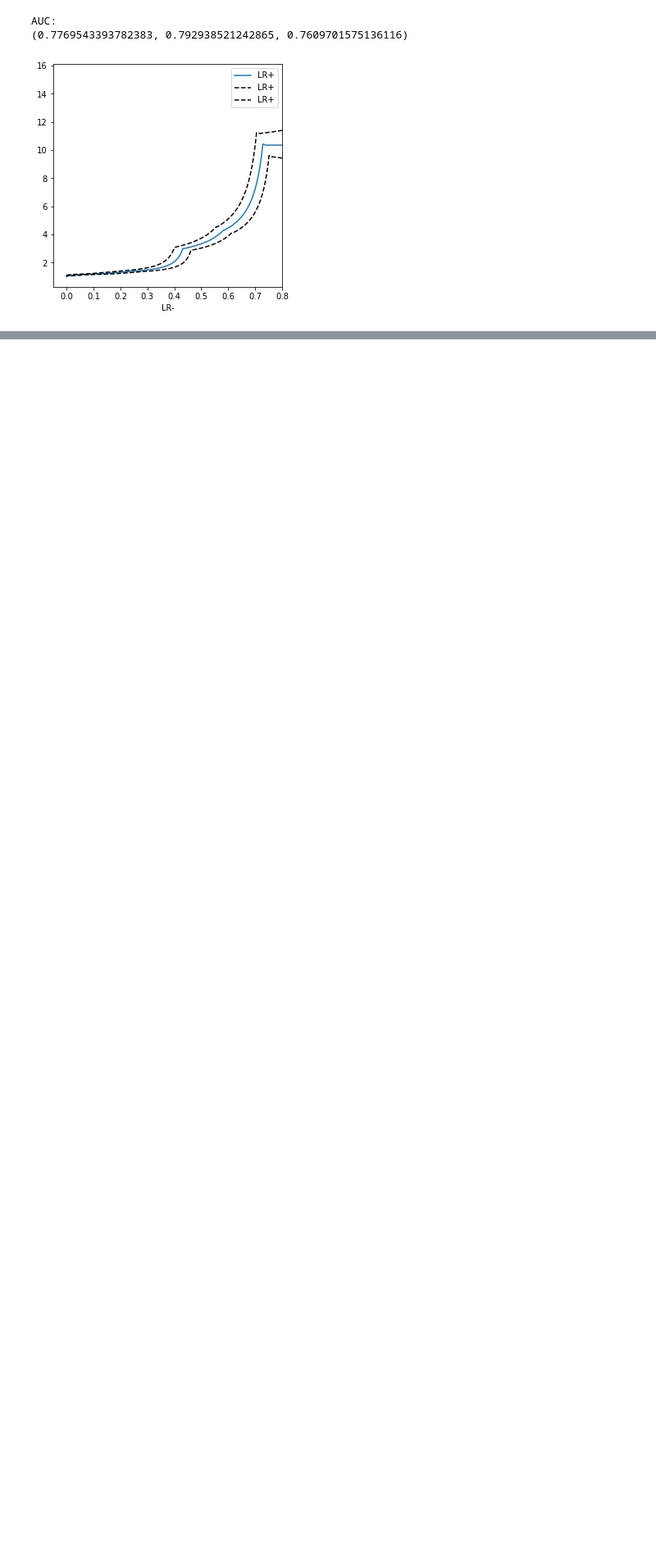
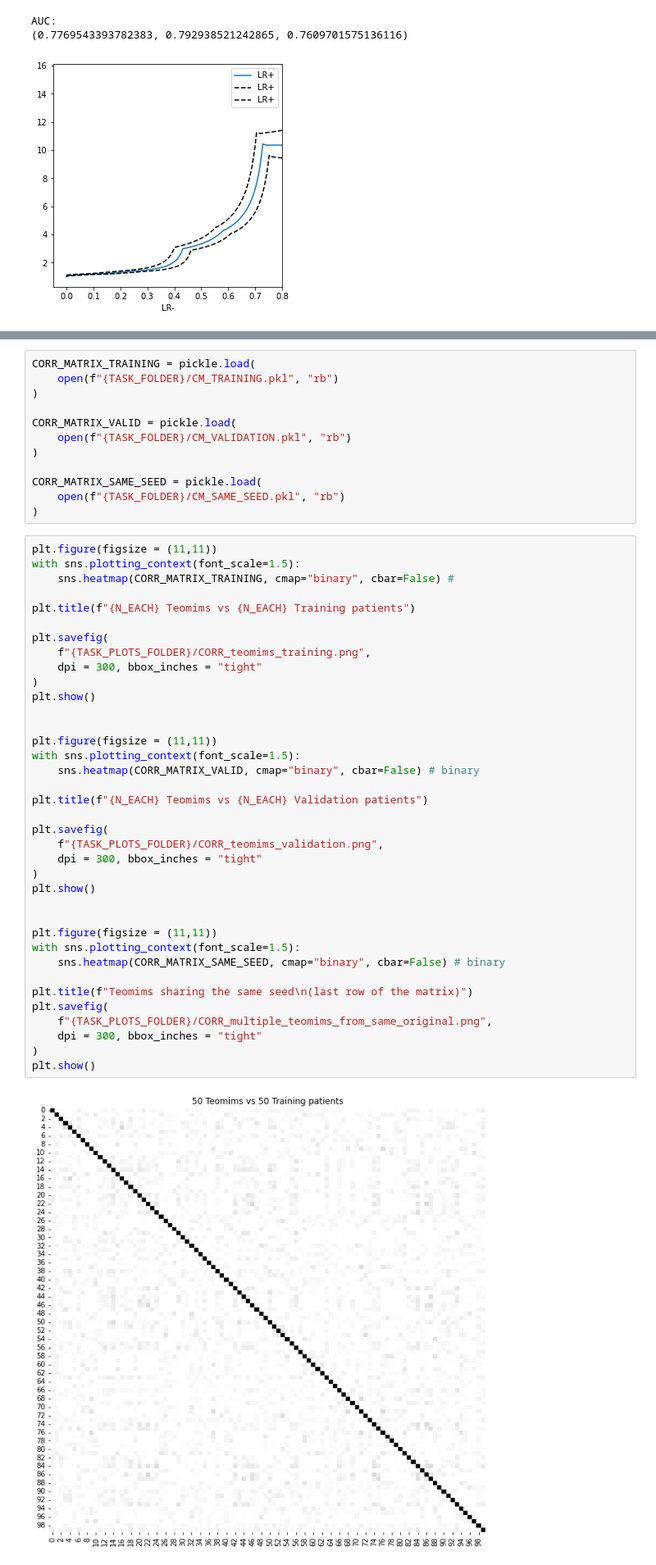
Before and after one commit to zeroknowledgediscovery/teomim, a Jupyter notebook: examples/IPF/PLOT.ipynb, the cells around one changed output, grey strips where cells are left out. Shown at 82% size. Cells and saved outputs as stored; diff of their text form; blank space fills up the shorter version.

```diff
--- a/examples/IPF/PLOT.ipynb
+++ b/examples/IPF/PLOT.ipynb
@@ -302,0 +389,51 @@ AUC:
+# %%
+CORR_MATRIX_TRAINING = pickle.load(
+    open(f"{TASK_FOLDER}/CM_TRAINING.pkl", "rb")
+)
+
+CORR_MATRIX_VALID = pickle.load(
+    open(f"{TASK_FOLDER}/CM_VALIDATION.pkl", "rb")
+)
+
+CORR_MATRIX_SAME_SEED = pickle.load(
+    open(f"{TASK_FOLDER}/CM_SAME_SEED.pkl", "rb")
+)
+# %%
+plt.figure(figsize = (11,11))
+with sns.plotting_context(font_scale=1.5):
+    sns.heatmap(CORR_MATRIX_TRAINING, cmap="binary", cbar=False) #
+
+plt.title(f"{N_EACH} Teomims vs {N_EACH} Training patients")
+
+plt.savefig(
+    f"{TASK_PLOTS_FOLDER}/CORR_teomims_training.png",
+    dpi = 300, bbox_inches = "tight"
+)
+plt.show()
+
+
+plt.figure(figsize = (11,11))
+with sns.plotting_context(font_scale=1.5):
+    sns.heatmap(CORR_MATRIX_VALID, cmap="binary", cbar=False) # binary
+
+plt.title(f"{N_EACH} Teomims vs {N_EACH} Validation patients")
+
+plt.savefig(
+    f"{TASK_PLOTS_FOLDER}/CORR_teomims_validation.png",
+    dpi = 300, bbox_inches = "tight"
+)
+plt.show()
+
+
+plt.figure(figsize = (11,11))
+with sns.plotting_context(font_scale=1.5):
+    sns.heatmap(CORR_MATRIX_SAME_SEED, cmap="binary", cbar=False) # binary
+
+plt.title(f"Teomims sharing the same seed\n(last row of the matrix)")
+plt.savefig(
+    f"{TASK_PLOTS_FOLDER}/CORR_multiple_teomims_from_same_original.png",
+    dpi = 300, bbox_inches = "tight"
+)
+plt.show()
+# %% [output]
+[figure, added]
```
Also changed, not shown: parts of 12 cells of this notebook, 18 other files.
